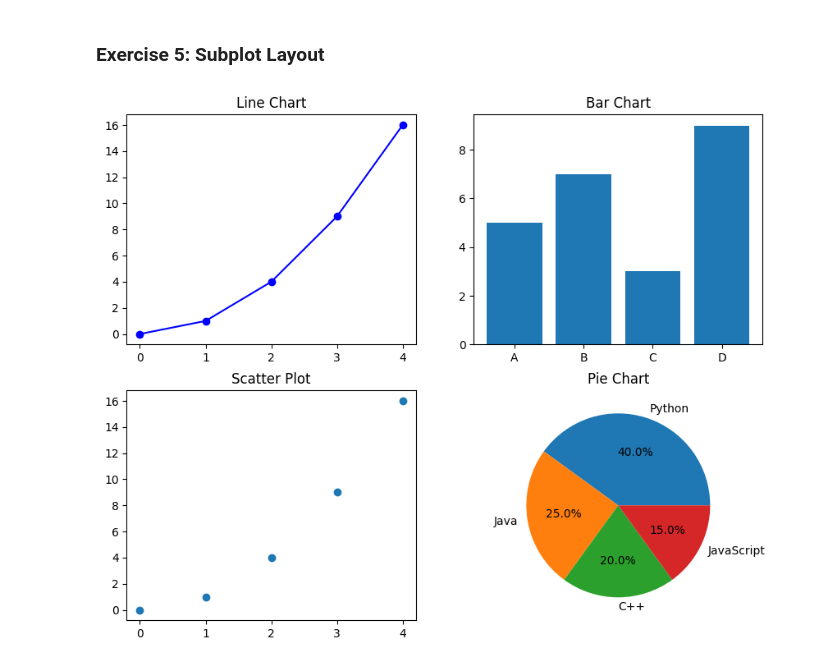
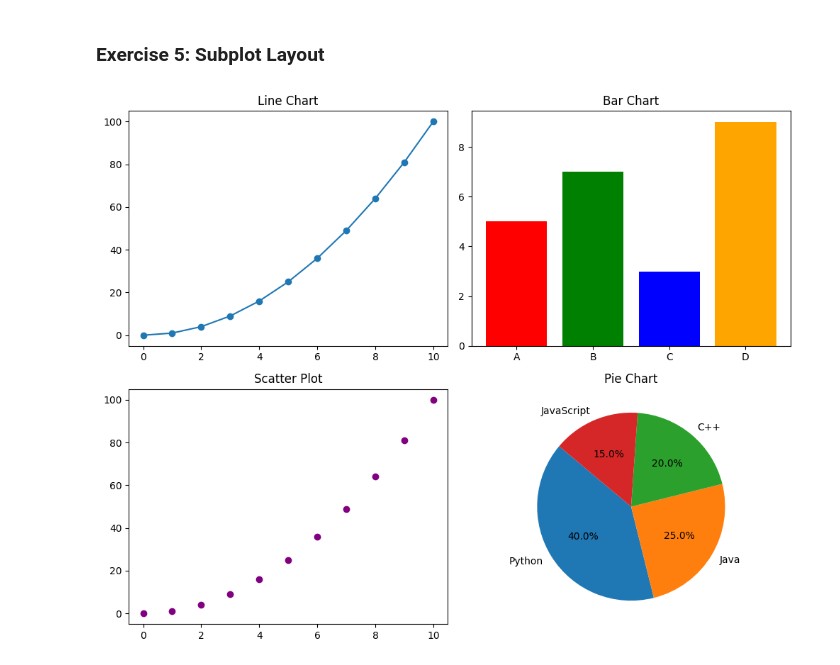
Before and after one commit to Harish-Bhaskar/python-jupyter-template, a Jupyter notebook: src/5-subplot.ipynb, the cells around one changed output. Cells and saved outputs as stored; diff of their text form; code cells hidden in the pictures.

```diff
--- a/src/5-subplot.ipynb
+++ b/src/5-subplot.ipynb
@@ -3,39 +3,36 @@
 # %%
 # TASK: Create a 2x2 subplot layout.
 # Plot a line chart in the first subplot, a bar chart in the second, a scatter plot in the third, and a pie chart in the fourth.
 
 #importing library
 import matplotlib.pyplot as plt
 
-# Data for plotting
-x = [0, 1, 2, 3, 4]
-y = [i ** 2 for i in x]
-categories = ['A', 'B', 'C', 'D']
-values = [5, 7, 3, 9]
-pie_labels = ['Python', 'Java', 'C++', 'JavaScript']
-pie_sizes = [40, 25, 20, 15]
+try:
+    x = list(range(11))
+    y = [i**2 for i in x]
+    categories = ['A', 'B', 'C', 'D']
+    values = [5, 7, 3, 9]
+    pie_labels = ['Python', 'Java', 'C++', 'JavaScript']
+    pie_sizes = [40, 25, 20, 15]
 
-# Create a 2x2 grid of subplots
-fig, axs = plt.subplots(2, 2, figsize=(10, 8))
+    fig, axs = plt.subplots(2, 2, figsize=(10, 8))
 
-# 1st subplot: Line plot
-axs[0, 0].plot(x, y, marker='o', color='b')
-axs[0, 0].set_title('Line Chart')
+    axs[0, 0].plot(x, y, marker='o')
+    axs[0, 0].set_title('Line Chart')
 
-# 2nd subplot: Bar chart
-axs[0, 1].bar(categories, values,)
-axs[0, 1].set_title('Bar Chart')
+    axs[0, 1].bar(categories, values, color=['red', 'green', 'blue', 'orange'])
+    axs[0, 1].set_title('Bar Chart')
 
-# 3rd subplot: Scatter plot
-axs[1, 0].scatter(x, y,)
-axs[1, 0].set_title('Scatter Plot')
+    axs[1, 0].scatter(x, y, color='purple')
+    axs[1, 0].set_title('Scatter Plot')
 
-# 4th subplot: Pie chart
-axs[1, 1].pie(pie_sizes, labels=pie_labels, autopct='%1.1f%%')
-axs[1, 1].set_title('Pie Chart')
+    axs[1, 1].pie(pie_sizes, labels=pie_labels, autopct='%1.1f%%', startangle=140)
+    axs[1, 1].set_title('Pie Chart')
 
+    plt.tight_layout()
+    plt.show()
 
-# Show the plot
-plt.show()
+except Exception as e:
+    print("Error in subplot visualization:", str(e))
 # %% [output]
-[figure, old version]
+[figure, new version]
```
Also changed, not shown: 5 other files.
